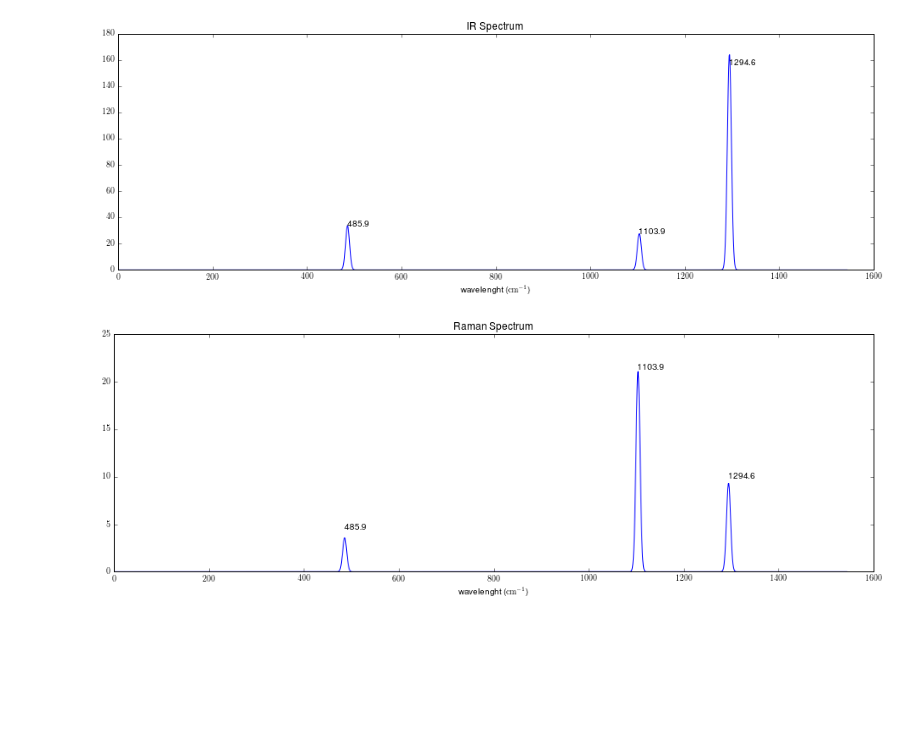
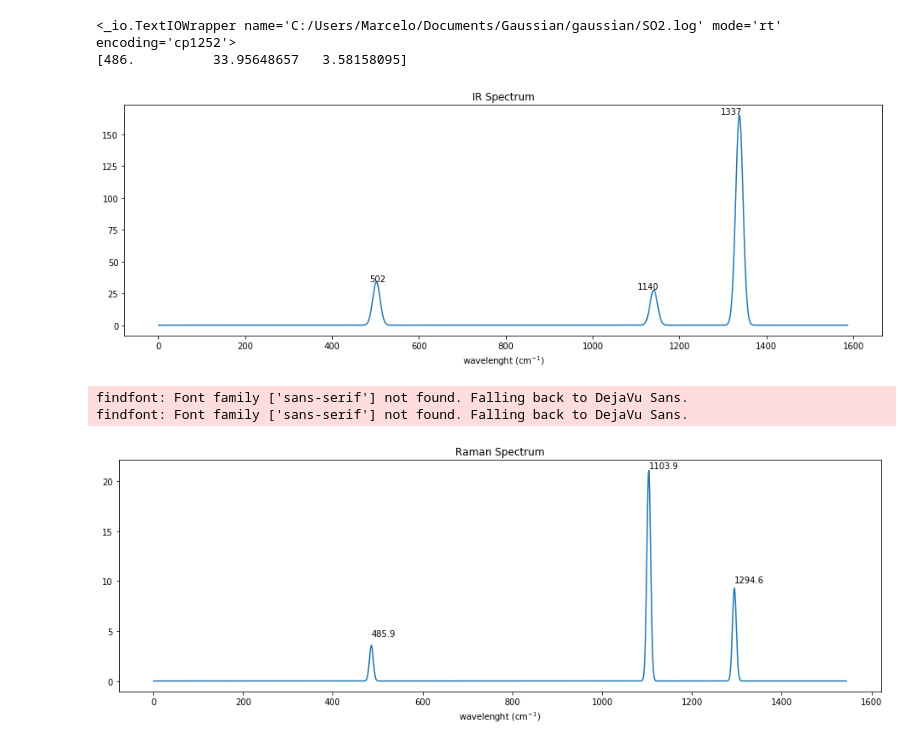
Before and after one commit to mpsantos7/Gaussian-Log-Spectrum-Extract, a Jupyter notebook: gerador espectros.ipynb, the cells around one changed output. Drawn from its saved outputs; the diff is of its cells as text; code cells hidden in the pictures; blank space fills up the shorter version.

```diff
--- a/gerador espectros.ipynb
+++ b/gerador espectros.ipynb
@@ -123,14 +133,3 @@ def data_analise(data):
         final_spectra = np.vstack((f,sumspectro_ir))
     final_spectra = np.transpose(final_spectra)
     return final_spectra, scaling
-# %%
-#####  ENTRY INPUT FILE #####
-#
-#####        main       #####
-inputfile = 'SO2g09.log'
-#outputfile = '~/maple/saida_jupyter.dat'
-data = leitura(inputfile)
-spectro_final,scaling = data_analise(data)
-#print(spectro_final)
-
-#np.savetxt(outputfile,spectro_final,fmt='%.8f')
@@ -141,0 +136,15 @@ Raman Spectrum True
+# %%
+#####  ENTRY INPUT FILE #####
+#
+#####        main       #####
+
+Tk().withdraw() # we don't want a full GUI, so keep the root window from appearing
+inputfile = askopenfilename() # show an "Open" dialog box and return the path to the selected file
+
+with open (inputfile, 'rt') as input_file:
+    #contents = myfile.read()
+    linhas = input_file.readlines()
+    data = leitura(linhas)
+    print(input_file)
+    #print(linhas)
+#np.savetxt(outputfile,spectro_final,fmt='%.8f')
@@ -142,9 +153,9 @@ Raman Spectrum True
 # %%
+spectro_final,scaling = data_analise(data)
 xx= spectro_final[:,0]
 
-peaks= np.round(data[:,0]*scaling,1)
-print peaks
-x_peaks= np.round(peaks)
-print x_peaks
-print peaks.size
+peaks= np.around(data[:,0]*scaling,1).astype(int)
+#print(peaks)
+#print(peaks.size)
+#print(spectro_final)
 # %% [output]
@@ -154,20 +175,28 @@ print peaks.size
+# %%
+print(input_file)
+print(spectro_final[485])
+# %% [output]
+<_io.TextIOWrapper name='C:/Users/Marcelo/Documents/Gaussian/gaussian/SO2.log' mode='rt' encoding='cp1252'>
+[486.          33.95648657   3.58158095]
 # %%
-
+#plt.rc("text", usetex=False)  ### latex Bug Anaconda3 :( ###
 plt.plot(xx, spectro_final[:,1])
 plt.title('IR Spectrum')
 plt.xlabel('wavelenght ($\mathrm{cm^{-1}}$)')
 for ii in range(0,peaks.size ):
-    plt.text(x_peaks[ii],spectro_final[x_peaks[ii],1]+1,np.str(peaks[ii]))
+    plt.text(x_peaks[ii],spectro_final[peaks[ii],1]+1,np.str(peaks[ii]))
 plt.show()
 # %% [output]
-[figure, old version]
+[figure, new version]
 # %%
 # ONLY WORKS IF THERE RAMAN DATA
 plt.plot(xx, spectro_final[:,2])
 plt.title('Raman Spectrum')
 plt.xlabel(r'wavelenght ($\mathrm{cm^{-1}}$)')
 for ii in range(0,peaks.size ):
-    plt.text(x_peaks[ii],spectro_final[x_peaks[ii],2]+1,np.str(peaks[ii]))
+    plt.text(x_peaks[ii],spectro_final[int(x_peaks[ii]),2]+1,np.str(peaks[ii]))
 plt.show()
 # %% [output]
+findfont: Font family ['sans-serif'] not found. Falling back to DejaVu Sans.
+findfont: Font family ['sans-serif'] not found. Falling back to DejaVu Sans.
-[figure, old version]
+[figure, new version]
```
Also changed, not shown: parts of 8 cells of this notebook.
